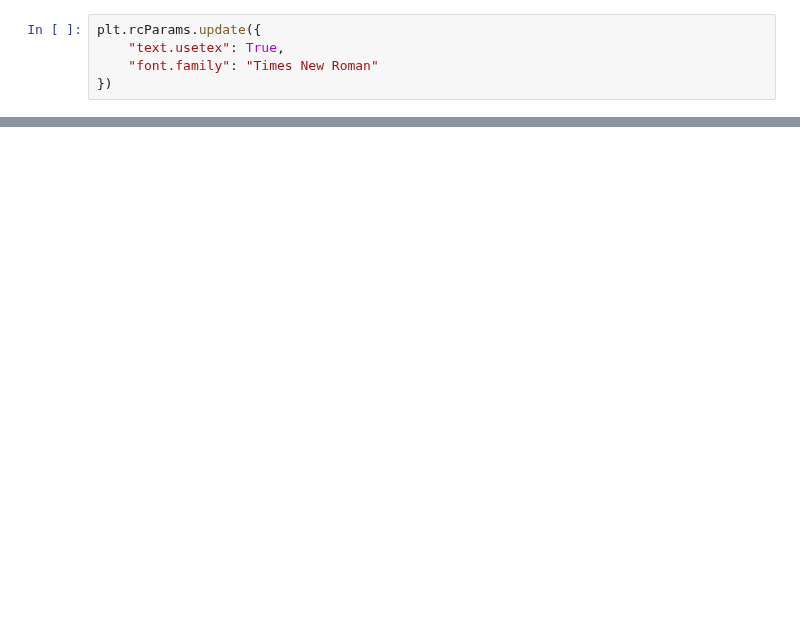
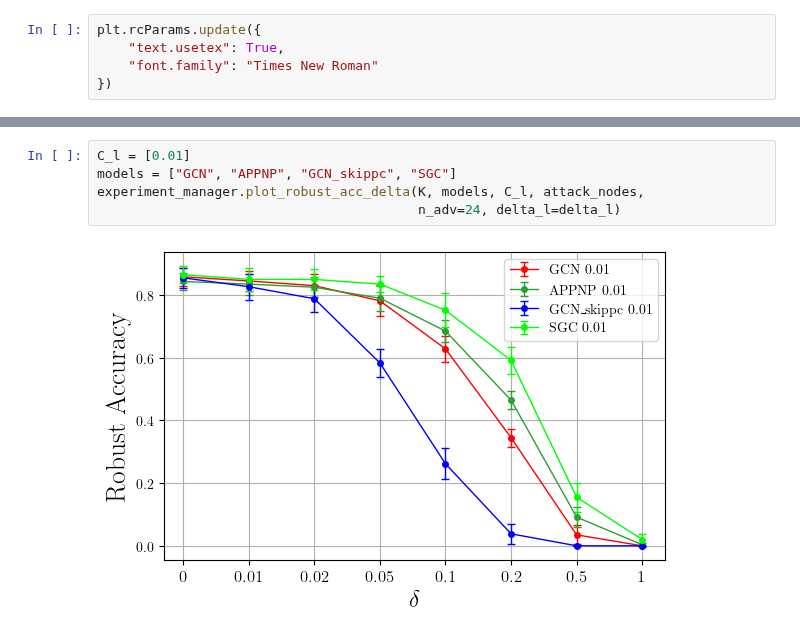
Before and after one commit to saper0/qpcert, a Jupyter notebook: notebooks/certification/cert_gcn.ipynb, the cells around one changed output, grey strips where cells are left out. Cells and saved outputs as stored; diff of their text form; blank space fills up the shorter version.

```diff
--- a/notebooks/certification/cert_gcn.ipynb
+++ b/notebooks/certification/cert_gcn.ipynb
@@ -35,0 +63,7 @@ plt.rcParams.update({
+# %%
+C_l = [0.01]
+models = ["GCN", "APPNP", "GCN_skippc", "SGC"]
+experiment_manager.plot_robust_acc_delta(K, models, C_l, attack_nodes,
+                                         n_adv=24, delta_l=delta_l)
+# %% [output]
+[figure, added]
```
Also changed, not shown: parts of 5 cells of this notebook, 4 other files.
